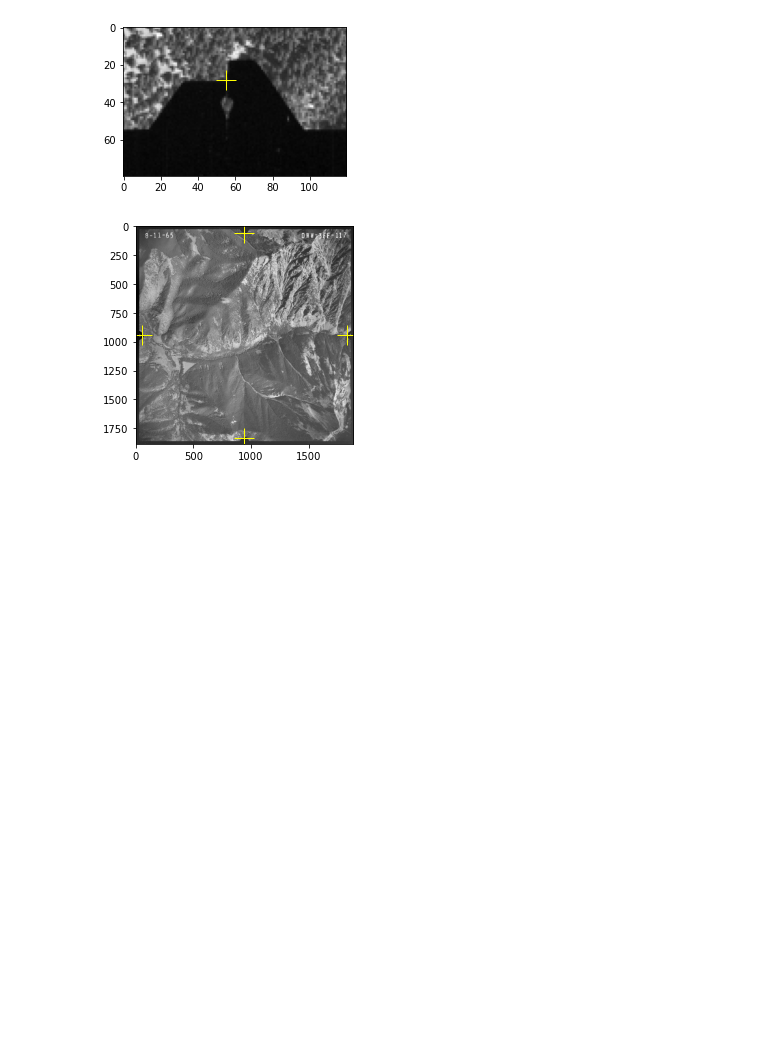
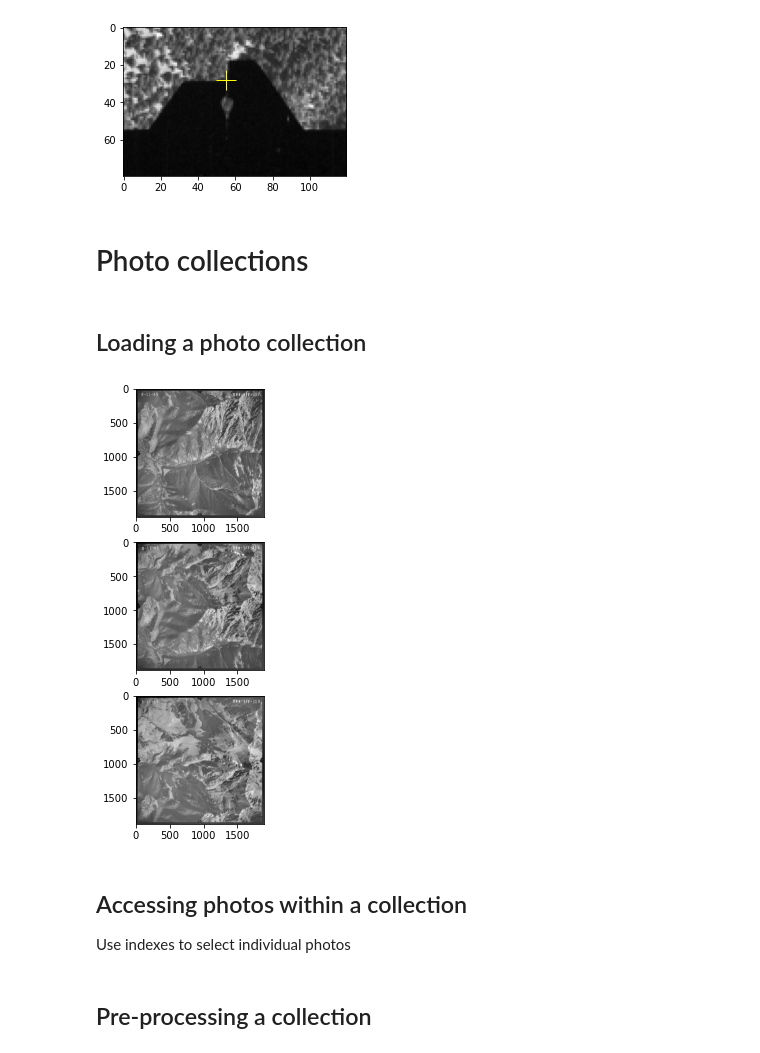
Before and after one commit to aazuspan/aerio, a Jupyter notebook: example.ipynb, the cells around one changed output. Cells and saved outputs as stored; diff of their text form; code cells hidden in the pictures; blank space fills up the shorter version.

Commit message:
Update example to include collections

```diff
--- a/example.ipynb
+++ b/example.ipynb
@@ -41,8 +46,22 @@ photo.fiducials.locate(size=(80, 120))
 photo.fiducials.bottom.preview()
 # %% [output]
 [figure]
-# %%
-# Preview the photo again to show all coordinate locations
-photo.preview(size=(4, 4))
-# %% [output]
-[figure, removed]
+# %% [markdown]
+# Photo collections
+# %% [markdown]
+## Loading a photo collection
+# %%
+# Select a directory that contains multiple photos
+photo_dir = os.path.join("data")
+# Generate absolute paths to each photo
+photo_paths = utils.list_paths(photo_dir, valid_extensions=[".tif"])
+# Load all photos in the directory as a Photo Collection
+collection = PhotoCollection(photo_paths, photo_size=(224, 224))
+
+# Preview all photos in the collection
+collection.preview()
+# %% [output]
+[figure, added]
+# %% [markdown]
+## Accessing photos within a collection
+Use indexes to select individual photos
@@ -48,0 +70,2 @@ photo.preview(size=(4, 4))
+# %% [markdown]
+## Pre-processing a collection
```
Also changed, not shown: parts of 5 cells of this notebook.
